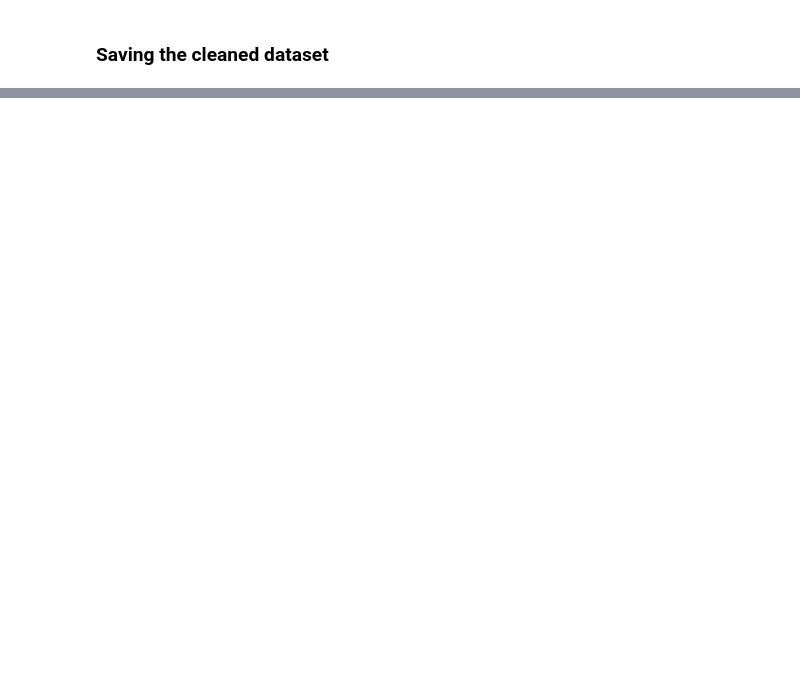
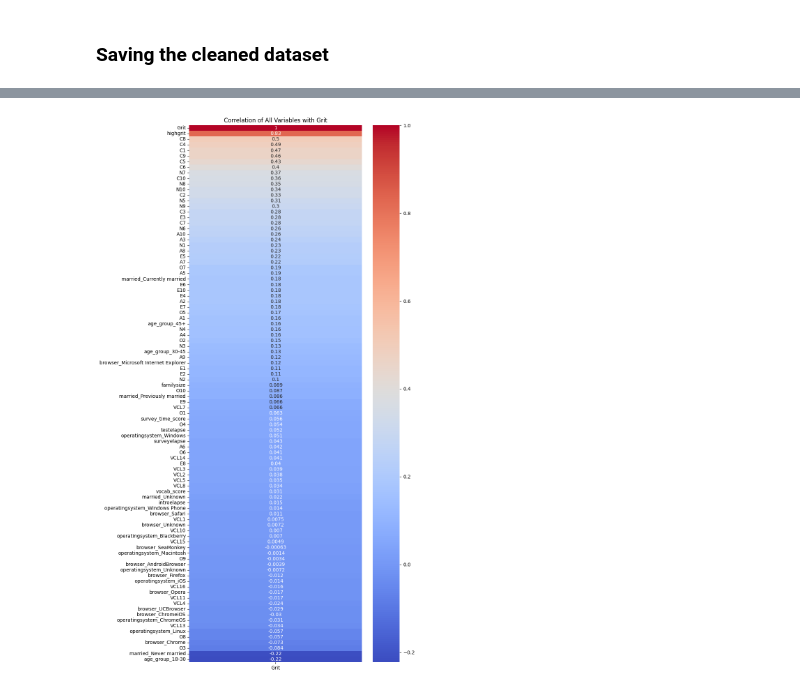
Before and after one commit to Rishik15/BTT_GM2, a Jupyter notebook: gritdataEDA.ipynb, the cells around one changed output, grey strips where cells are left out. Saved outputs shown, nothing was run; the diff lists cells and outputs as text; code cells hidden in the pictures; blank space fills up the shorter version.

Commit message:
Visualizing correlations between new data set and Grit

```diff
--- a/gritdataEDA.ipynb
+++ b/gritdataEDA.ipynb
@@ -1242,3 +1262,7 @@ df.head()
 # %%
 df.reset_index(inplace=True)
 df.to_csv('./data/cleaned_grit_data.csv', index=False)
+# %%
+#viewing columns ni the engineered dataset
+df_new = pd.read_csv('./data/engineered_grit_data.csv')
+df_new.columns
@@ -1244,0 +1307,10 @@ df.to_csv('./data/cleaned_grit_data.csv', index=False)
+# %%
+#visualized correlation of all variables with grit using training data.
+corr = df_new.corr(numeric_only=True)
+
+plt.figure(figsize=(8, 20))
+sns.heatmap(corr[['Grit']].sort_values(by='Grit', ascending=False), annot=True, cmap='coolwarm')
+plt.title("Correlation of All Variables with Grit")
+plt.show()
+# %% [output]
+[figure, added]
```
Also changed, not shown: parts of 12 cells of this notebook.
